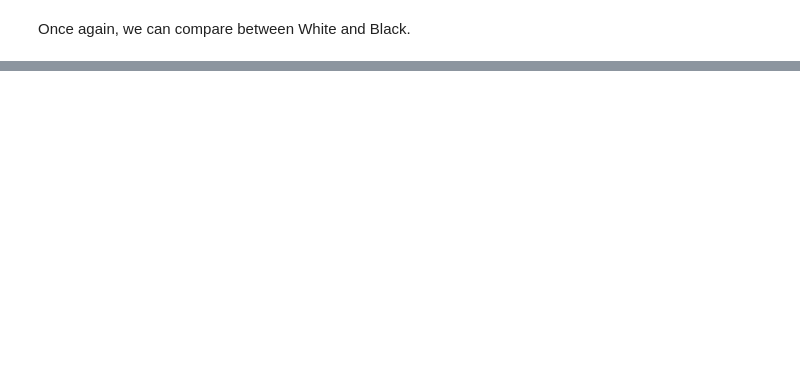
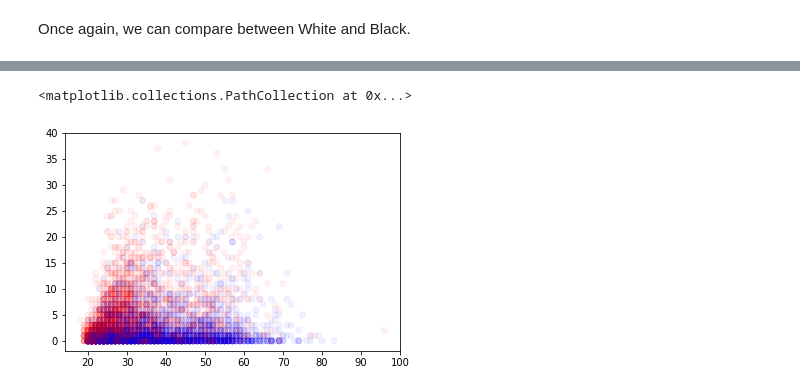
Before and after one commit to jstray/lede-algorithms, a Jupyter notebook: week-5/week-5-1-machine-bias-class.ipynb, the cells around one changed output, grey strips where cells are left out. Saved outputs shown, nothing was run; the diff lists cells and outputs as text; code cells hidden in the pictures; blank space fills up the shorter version.

Commit message:
Added charts

```diff
--- a/week-5/week-5-1-machine-bias-class.ipynb
+++ b/week-5/week-5-1-machine-bias-class.ipynb
@@ -394,0 +435,6 @@ FPR:  0.322324966975
+# %%
+colors = cv.two_year_recid.apply(lambda x: 'red' if x else 'blue')
+plt.scatter(cv.age, cv.priors_count, c=colors, alpha=0.05)
+# %% [output]
+<matplotlib.collections.PathCollection at 0x...>
+[figure, added]
```
Also changed, not shown: parts of 25 cells of this notebook.
